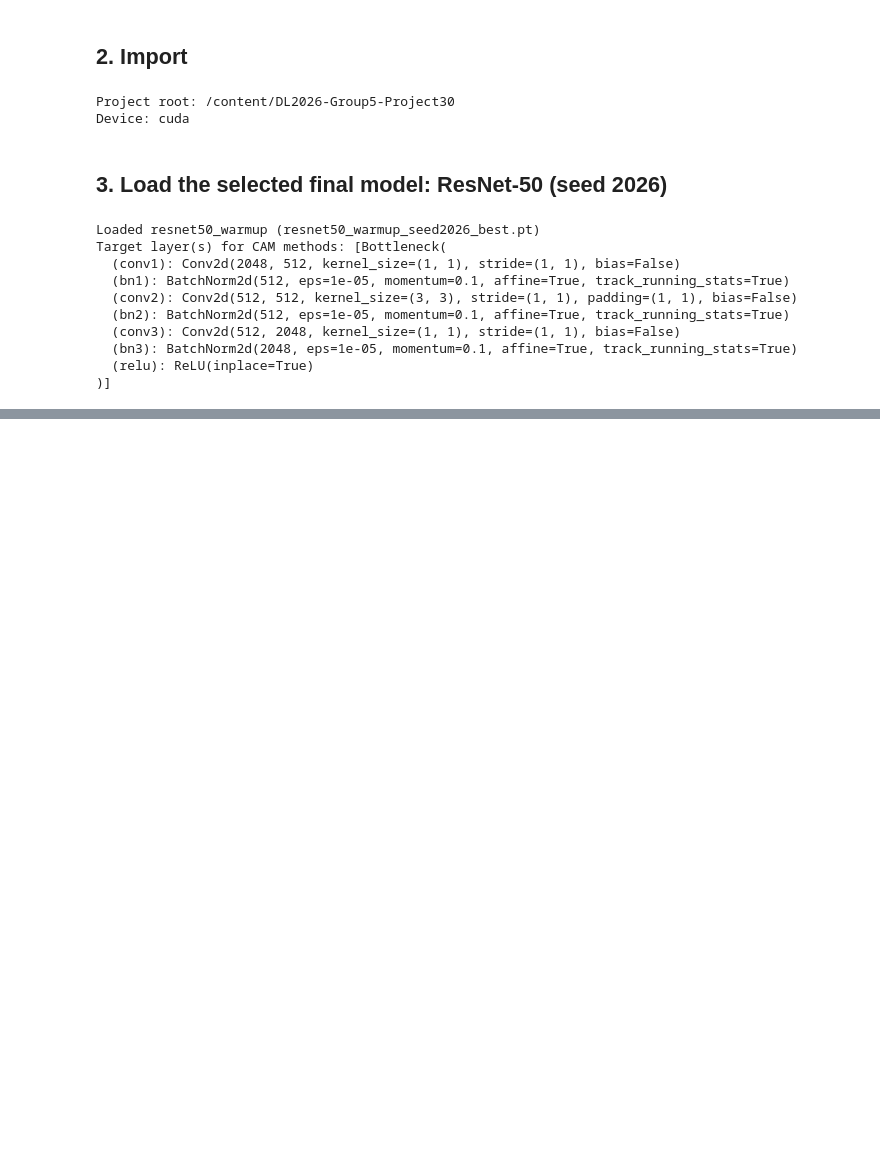
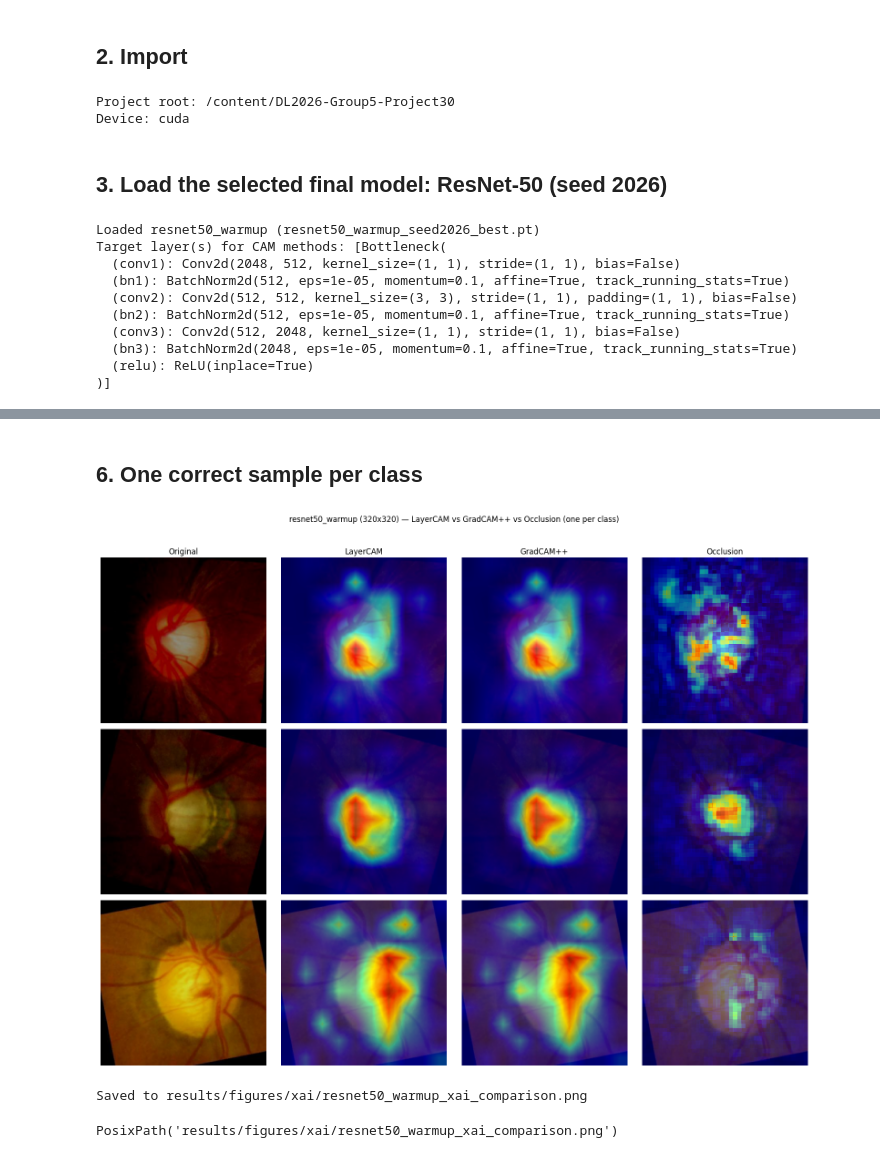
Before and after one commit to ngananhhng/pp2025, a Jupyter notebook: notebooks/xai_analysis.ipynb, the cells around one changed output, grey strips where cells are left out. Cells and saved outputs as stored; diff of their text form; code cells hidden in the pictures; blank space fills up the shorter version.

```diff
--- a/notebooks/xai_analysis.ipynb
+++ b/notebooks/xai_analysis.ipynb
@@ -117,14 +118,30 @@ test_split = _drop_duplicates(raw_dataset['test'])
 test_data = GlaucomaDataset(test_split, transform=eval_transform)
 test_loader = DataLoader(test_data, batch_size=1, shuffle=False)
 
+NUM_MISCLASSIFIED = 3        # how many wrongly-predicted examples to also explain
+
 samples_by_class = {}
+misclassified_samples = []
+
 for images, labels in test_loader:
-    label = labels.item()
-    if label not in samples_by_class:
-        samples_by_class[label] = images[0]
-    if len(samples_by_class) == NUM_CLASSES:
+    true_label = labels.item()
+    input_tensor = images.to(DEVICE)
+
+    with torch.no_grad():
+        pred_label = model(input_tensor).argmax(dim=1).item()
+
+    if true_label not in samples_by_class:
+        samples_by_class[true_label] = (true_label, pred_label, images[0])
+
+    if pred_label != true_label and len(misclassified_samples) < NUM_MISCLASSIFIED:
+        misclassified_samples.append((true_label, pred_label, images[0]))
+
+    if len(samples_by_class) == NUM_CLASSES and len(misclassified_samples) >= NUM_MISCLASSIFIED:
         break
 
 print('Classes collected:', [IDX_TO_CLASS[k] for k in sorted(samples_by_class)])
+print(f'Misclassified examples found: {len(misclassified_samples)}')
+for true_label, pred_label, _ in misclassified_samples:
+    print(f'  True: {IDX_TO_CLASS[true_label]} -> Pred: {IDX_TO_CLASS[pred_label]}')
 # %% [output]
 Classes collected: ['normal', 'early', 'advanced']
@@ -175,0 +197,12 @@ print(f'Saved comparison grid to {out_path}')
+# %% [markdown]
+## 6. One correct sample per class
+# %%
+explain_samples(
+    [samples_by_class[k] for k in sorted(samples_by_class)],
+    title=f'{MODEL_NAME} (320x320) — LayerCAM vs GradCAM++ vs Occlusion (one per class)',
+    filename=f'{MODEL_NAME}_xai_comparison.png',
+)
+# %% [output]
+[figure, added]
+Saved to results/figures/xai/resnet50_warmup_xai_comparison.png
+PosixPath('results/figures/xai/resnet50_warmup_xai_comparison.png')
```
Also changed, not shown: parts of 8 cells of this notebook.
